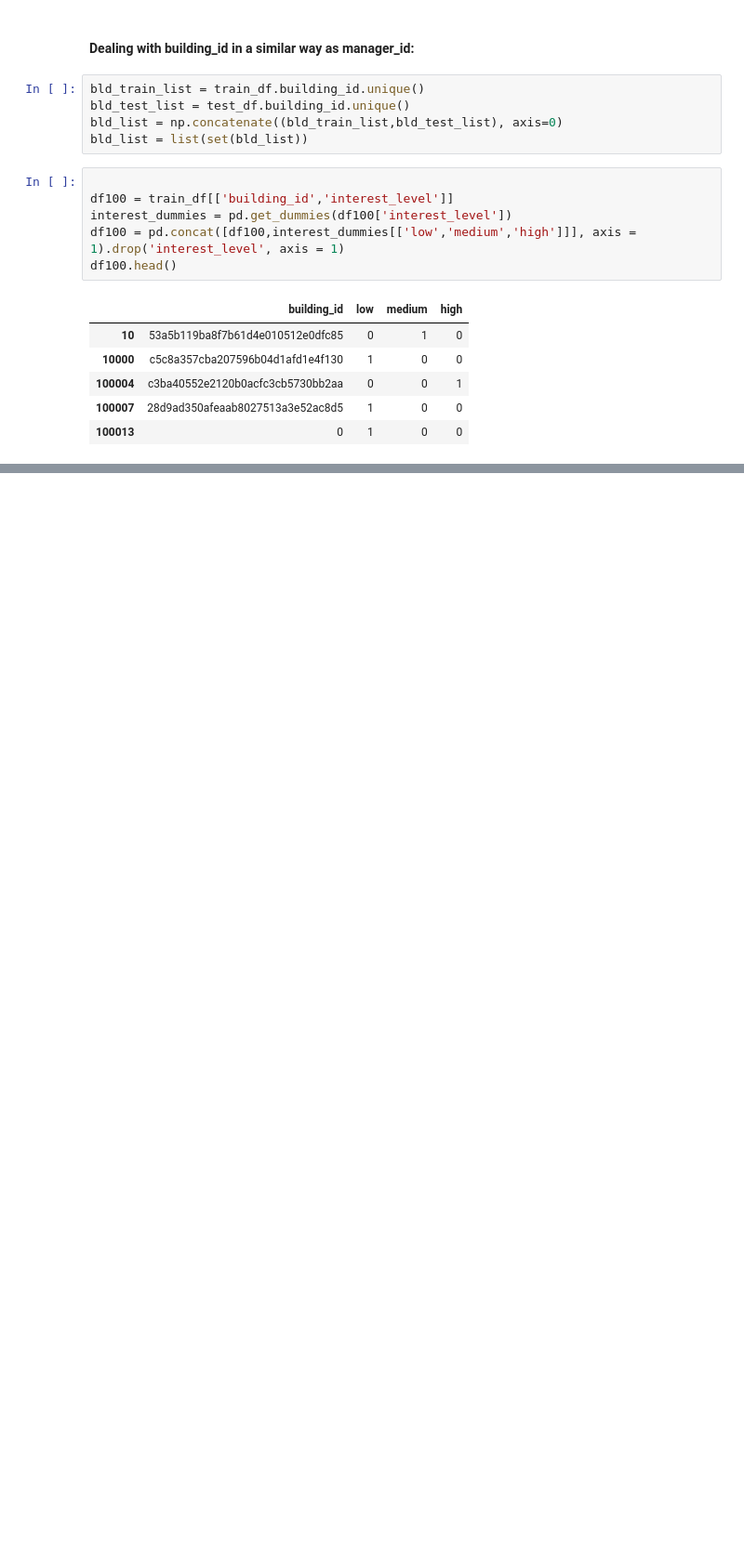
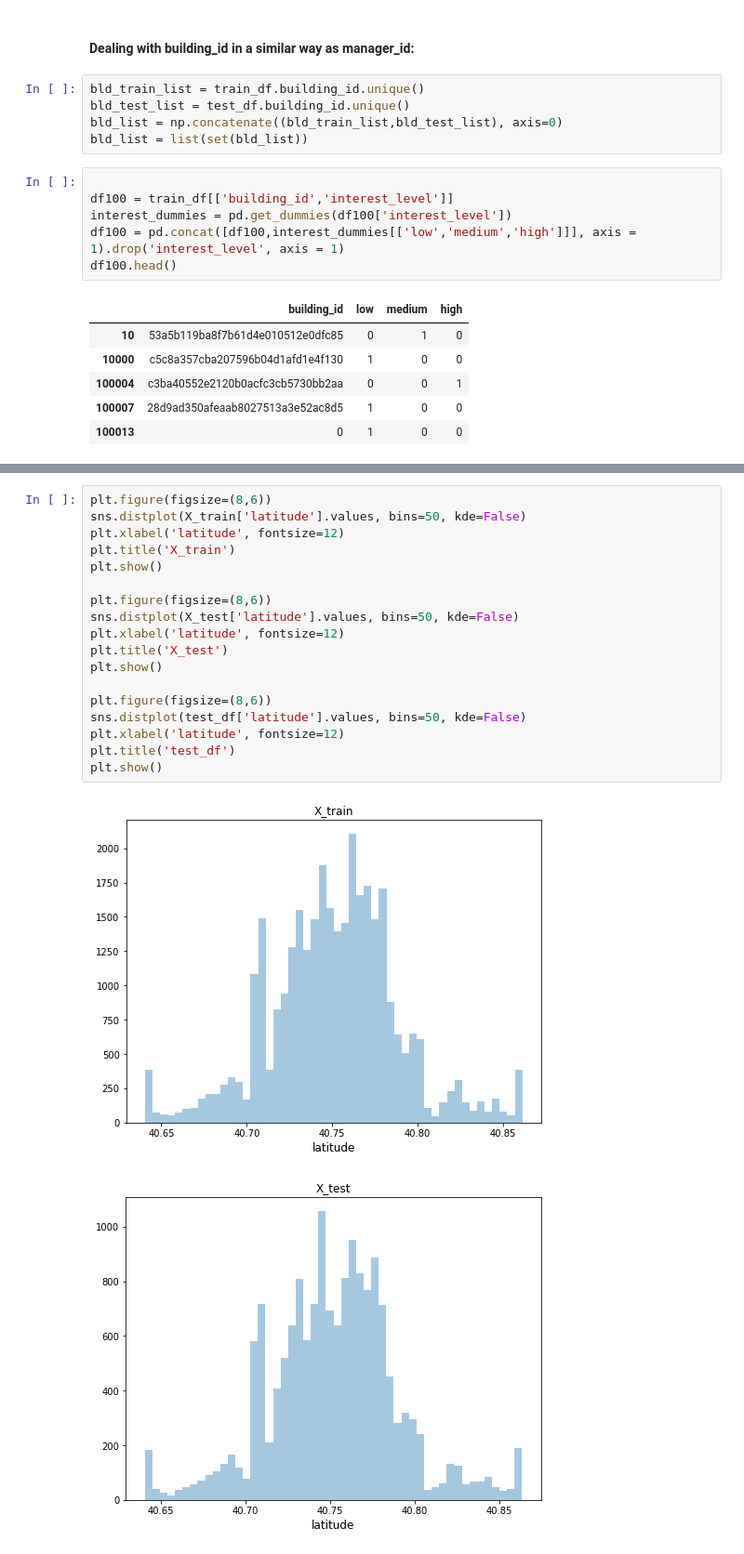
Before and after one commit to Ian-Dzindo01/Rental-Listing-Inquiries, a Jupyter notebook: Rent_listing_inqs.ipynb, the cells around one changed output, grey strips where cells are left out. Shown at 93% size. Saved outputs shown, nothing was run; the diff lists cells and outputs as text; blank space fills up the shorter version.

```diff
--- a/Rent_listing_inqs.ipynb
+++ b/Rent_listing_inqs.ipynb
@@ -192,0 +349,21 @@ KeyError: 'building_id'
+# %%
+plt.figure(figsize=(8,6))
+sns.distplot(X_train['latitude'].values, bins=50, kde=False)
+plt.xlabel('latitude', fontsize=12)
+plt.title('X_train')
+plt.show()
+
+plt.figure(figsize=(8,6))
+sns.distplot(X_test['latitude'].values, bins=50, kde=False)
+plt.xlabel('latitude', fontsize=12)
+plt.title('X_test')
+plt.show()
+
+plt.figure(figsize=(8,6))
+sns.distplot(test_df['latitude'].values, bins=50, kde=False)
+plt.xlabel('latitude', fontsize=12)
+plt.title('test_df')
+plt.show()
+# %% [output]
+[figure, added]
+[figure, added]
```
Also changed, not shown: parts of 40 cells of this notebook, 1 other file.
